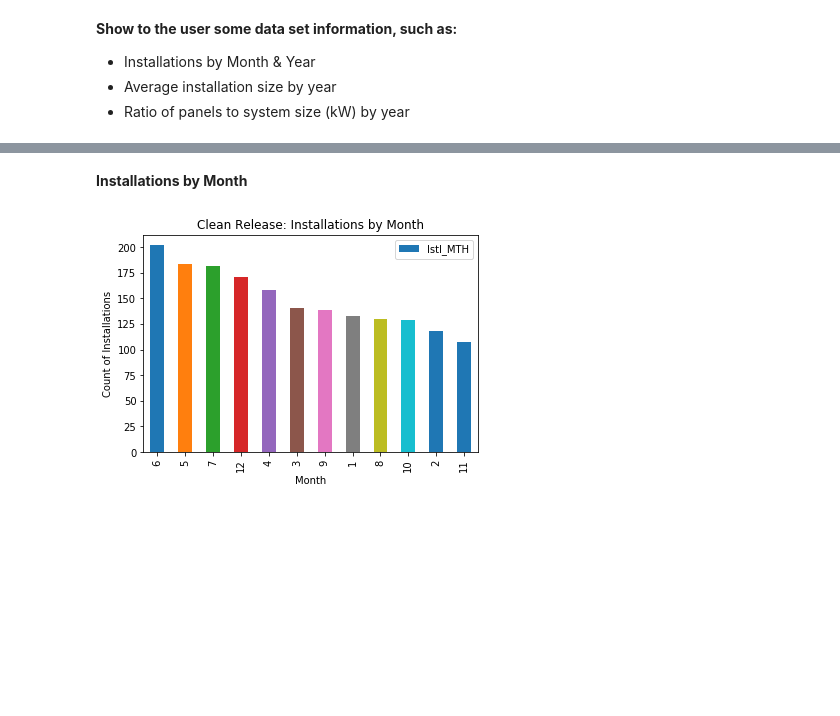
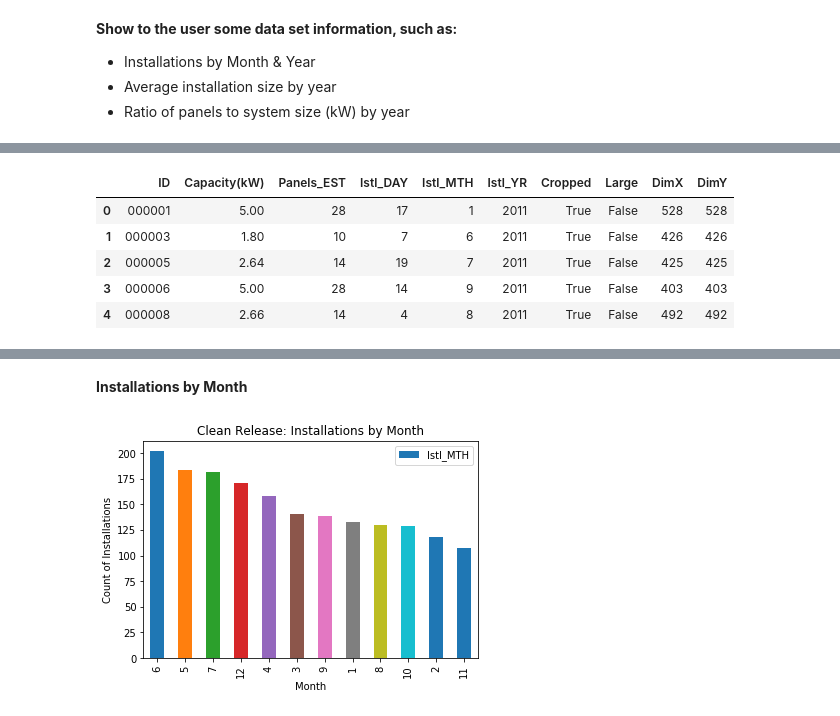
Before and after one commit to sofiary/teamunicornn, a Jupyter notebook: challenge_2/notebooks/PartA.ipynb, the cells around one changed output, grey strips where cells are left out. Saved outputs shown, nothing was run; the diff lists cells and outputs as text; code cells hidden in the pictures; blank space fills up the shorter version.

```diff
--- a/challenge_2/notebooks/PartA.ipynb
+++ b/challenge_2/notebooks/PartA.ipynb
@@ -165,0 +176,9 @@ df_PVExtra = pd.DataFrame(listPVMetadataExtra,columns=tblColumnHeaders)
+# %%
+df_PVClean[:5]
+# %% [output]
+|  | ID | Capacity(kW) | Panels_EST | Istl_DAY | Istl_MTH | Istl_YR | Cropped | Large | DimX | DimY |
+| 0 | 000001 | 5.00 | 28 | 17 | 1 | 2011 | True | False | 528 | 528 |
+| 1 | 000003 | 1.80 | 10 | 7 | 6 | 2011 | True | False | 426 | 426 |
+| 2 | 000005 | 2.64 | 14 | 19 | 7 | 2011 | True | False | 425 | 425 |
+| 3 | 000006 | 5.00 | 28 | 14 | 9 | 2011 | True | False | 403 | 403 |
+| 4 | 000008 | 2.66 | 14 | 4 | 8 | 2011 | True | False | 492 | 492 |
```
Also changed, not shown: parts of 14 cells of this notebook, 1 other file.
